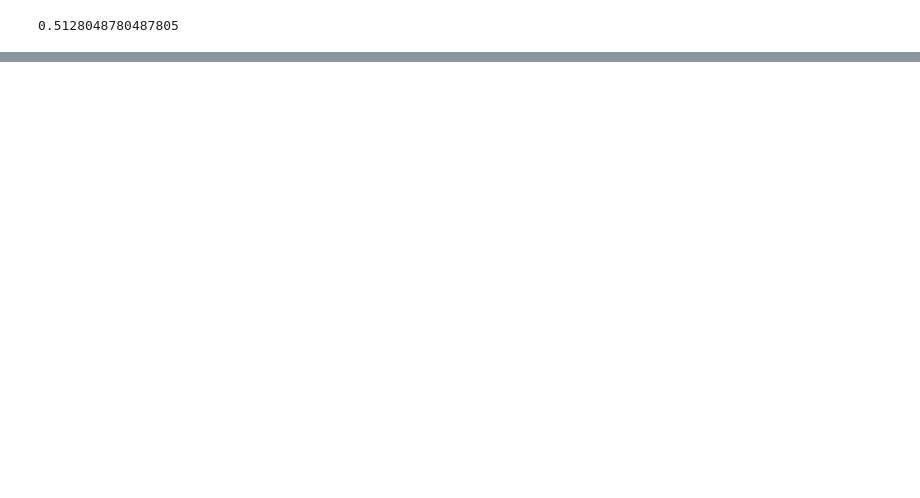
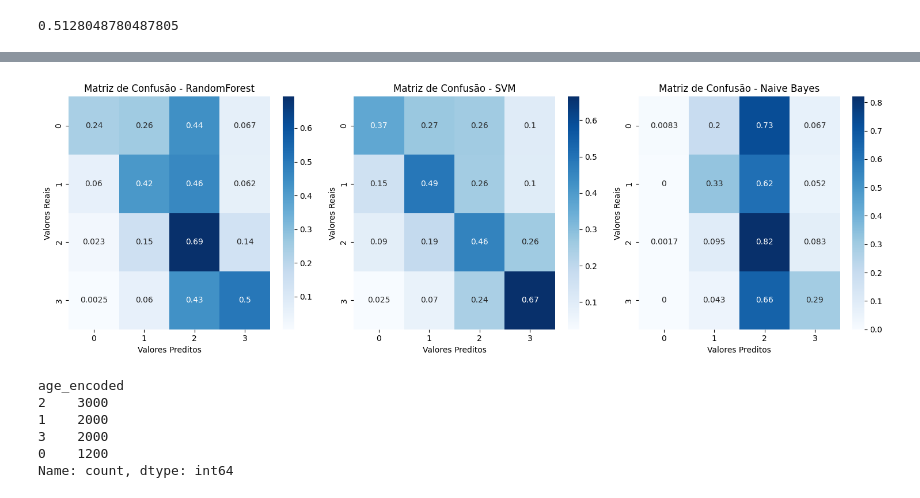
Before and after one commit to felmateos/age-group-classifier, a Jupyter notebook: classic_models/NB_SVM_RF_tfidf.ipynb, the cells around one changed output, grey strips where cells are left out. Saved outputs shown, nothing was run; the diff lists cells and outputs as text; code cells hidden in the pictures; blank space fills up the shorter version.

```diff
--- a/classic_models/NB_SVM_RF_tfidf.ipynb
+++ b/classic_models/NB_SVM_RF_tfidf.ipynb
@@ -117,0 +162,8 @@ accuracy_score(y_test, y_pred)
+# %%
+NB = naive_bayes.MultinomialNB()
+
+NB.fit(X_train, y_train)
+
+NB_y_pred = NB.predict(X_test)
+
+accuracy_score(y_test, SVM_y_pred)
@@ -117,0 +172,9 @@ accuracy_score(y_test, y_pred)
+# %%
+cm3 = confusion_matrix(y_test, NB_y_pred)
+
+plt.figure(figsize=(8, 6))
+sns.heatmap(cm3, annot=True, fmt="d", cmap="Blues", xticklabels=labels, yticklabels=labels)
+plt.title('Matriz de Confusão')
+plt.xlabel('Valores Preditos')
+plt.ylabel('Valores Reais')
+plt.show()
@@ -117,0 +183,31 @@ accuracy_score(y_test, y_pred)
+# %%
+# Configurar subplots
+fig, axes = plt.subplots(nrows=1, ncols=3, figsize=(15, 5))
+
+cm1 = cm1.astype('float') / cm1.sum(axis=1)[:, np.newaxis]
+cm2 = cm2.astype('float') / cm2.sum(axis=1)[:, np.newaxis]
+cm3 = cm3.astype('float') / cm3.sum(axis=1)[:, np.newaxis]
+
+# Plotar cada matriz de confusão em um subplot
+for i, (cm, model_name) in enumerate(zip([cm1, cm2, cm3], ['RandomForest', 'SVM', 'Naive Bayes'])):
+    sns.heatmap(cm, annot=True, cmap="Blues", xticklabels=labels, yticklabels=labels, ax=axes[i])
+    axes[i].set_title(f'Matriz de Confusão - {model_name}')
+    axes[i].set_xlabel('Valores Preditos')
+    axes[i].set_ylabel('Valores Reais')
+
+plt.tight_layout()
+plt.show()
+# %% [output]
+[figure, added]
+# %%
+import pandas as pd
+
+df = pd.read_csv('../data/enc_tok_nopunct_lemm.csv')
+df['age_encoded'].value_counts()
+# %% [output]
+age_encoded
+2    3000
+1    2000
+3    2000
+0    1200
+Name: count, dtype: int64
```
Also changed, not shown: parts of 15 cells of this notebook, 1 other file.
